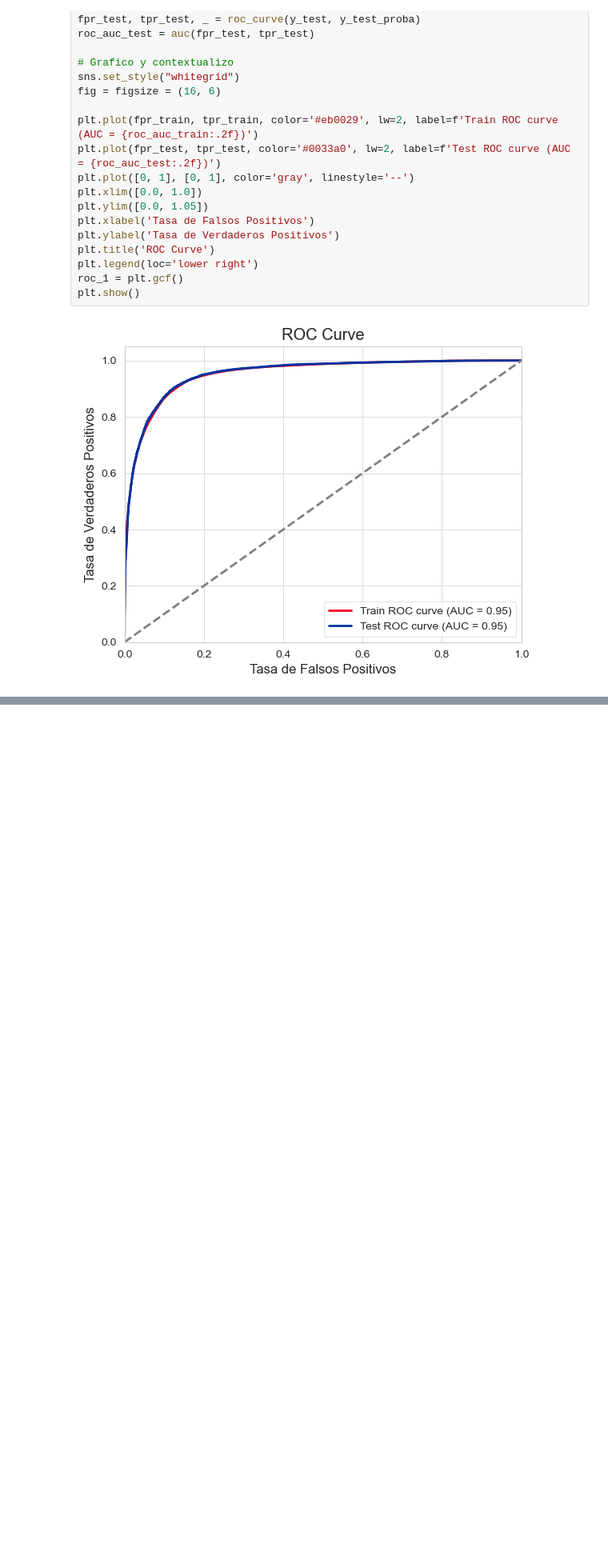
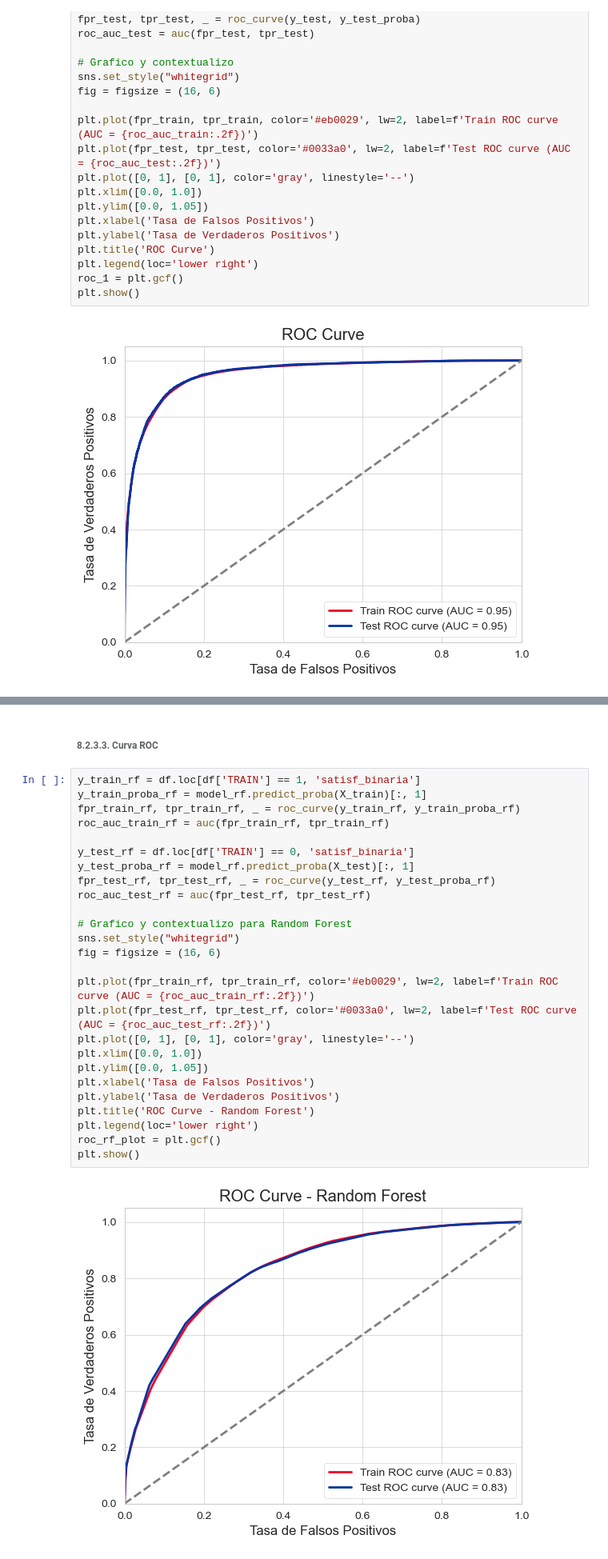
Before and after one commit to florderudder/proyectofinal_coderhouse, a Jupyter notebook: PrimeraEntrega+Derudder.ipynb, the cells around one changed output, grey strips where cells are left out. Shown at 80% size. Saved outputs shown, nothing was run; the diff lists cells and outputs as text; blank space fills up the shorter version.

```diff
--- a/PrimeraEntrega+Derudder.ipynb
+++ b/PrimeraEntrega+Derudder.ipynb
@@ -1578,3 +1803,33 @@ plt.show()
+# %% [markdown]
+###### 8.2.3.3. Curva ROC
+# %%
+y_train_rf = df.loc[df['TRAIN'] == 1, 'satisf_binaria']
+y_train_proba_rf = model_rf.predict_proba(X_train)[:, 1]
+fpr_train_rf, tpr_train_rf, _ = roc_curve(y_train_rf, y_train_proba_rf)
+roc_auc_train_rf = auc(fpr_train_rf, tpr_train_rf)
+
+y_test_rf = df.loc[df['TRAIN'] == 0, 'satisf_binaria']
+y_test_proba_rf = model_rf.predict_proba(X_test)[:, 1]
+fpr_test_rf, tpr_test_rf, _ = roc_curve(y_test_rf, y_test_proba_rf)
+roc_auc_test_rf = auc(fpr_test_rf, tpr_test_rf)
+
+# Grafico y contextualizo para Random Forest
+sns.set_style("whitegrid")
+fig = figsize = (16, 6)
+
+plt.plot(fpr_train_rf, tpr_train_rf, color='#eb0029', lw=2, label=f'Train ROC curve (AUC = {roc_auc_train_rf:.2f})')
+plt.plot(fpr_test_rf, tpr_test_rf, color='#0033a0', lw=2, label=f'Test ROC curve (AUC = {roc_auc_test_rf:.2f})')
+plt.plot([0, 1], [0, 1], color='gray', linestyle='--')
+plt.xlim([0.0, 1.0])
+plt.ylim([0.0, 1.05])
+plt.xlabel('Tasa de Falsos Positivos')
+plt.ylabel('Tasa de Verdaderos Positivos')
+plt.title('ROC Curve - Random Forest')
+plt.legend(loc='lower right')
+roc_rf_plot = plt.gcf()
+plt.show()
+# %% [output]
+[figure, added]
 # %% [markdown]
 #### <span style="color:gray">**8.4. Conclusiones Modelo**</span>
 
```
Also changed, not shown: parts of 15 cells of this notebook.
